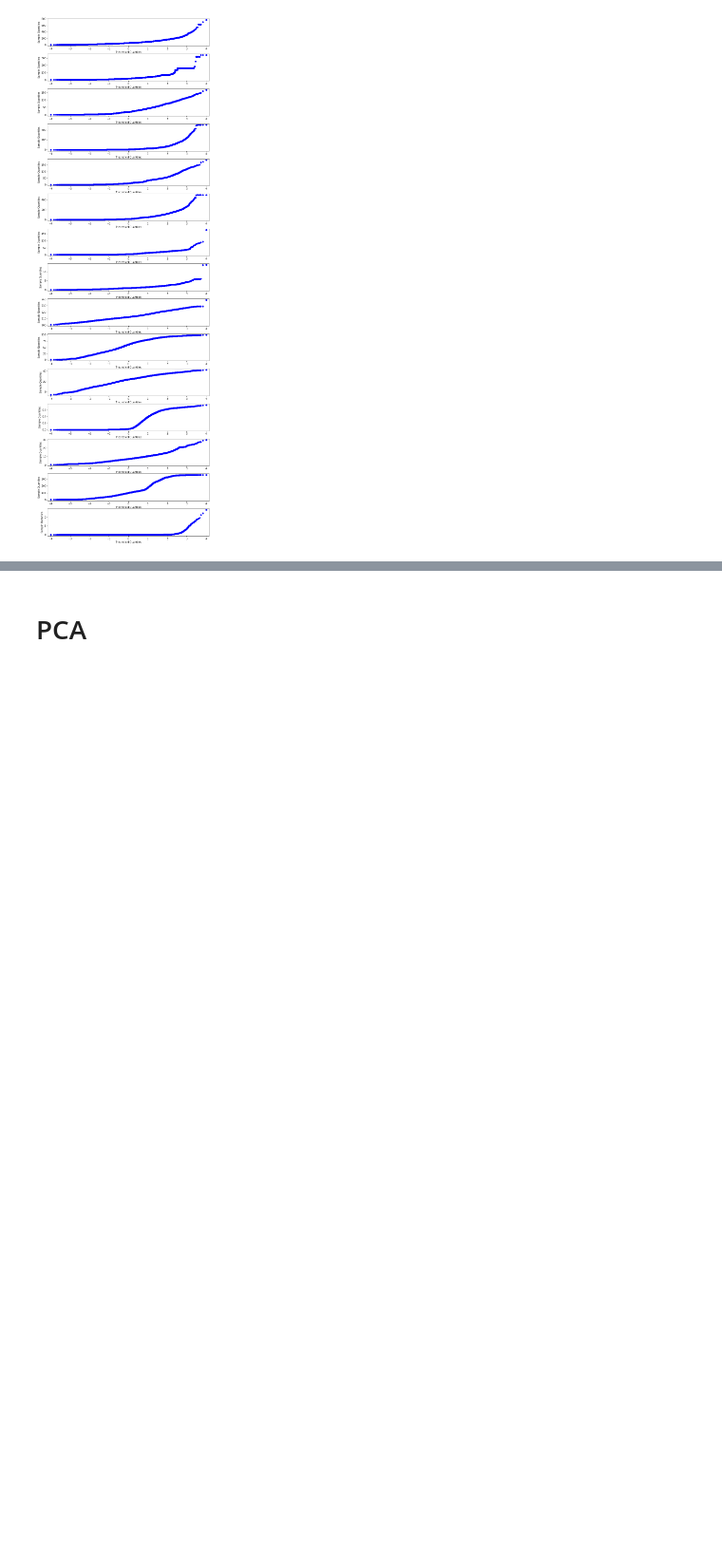
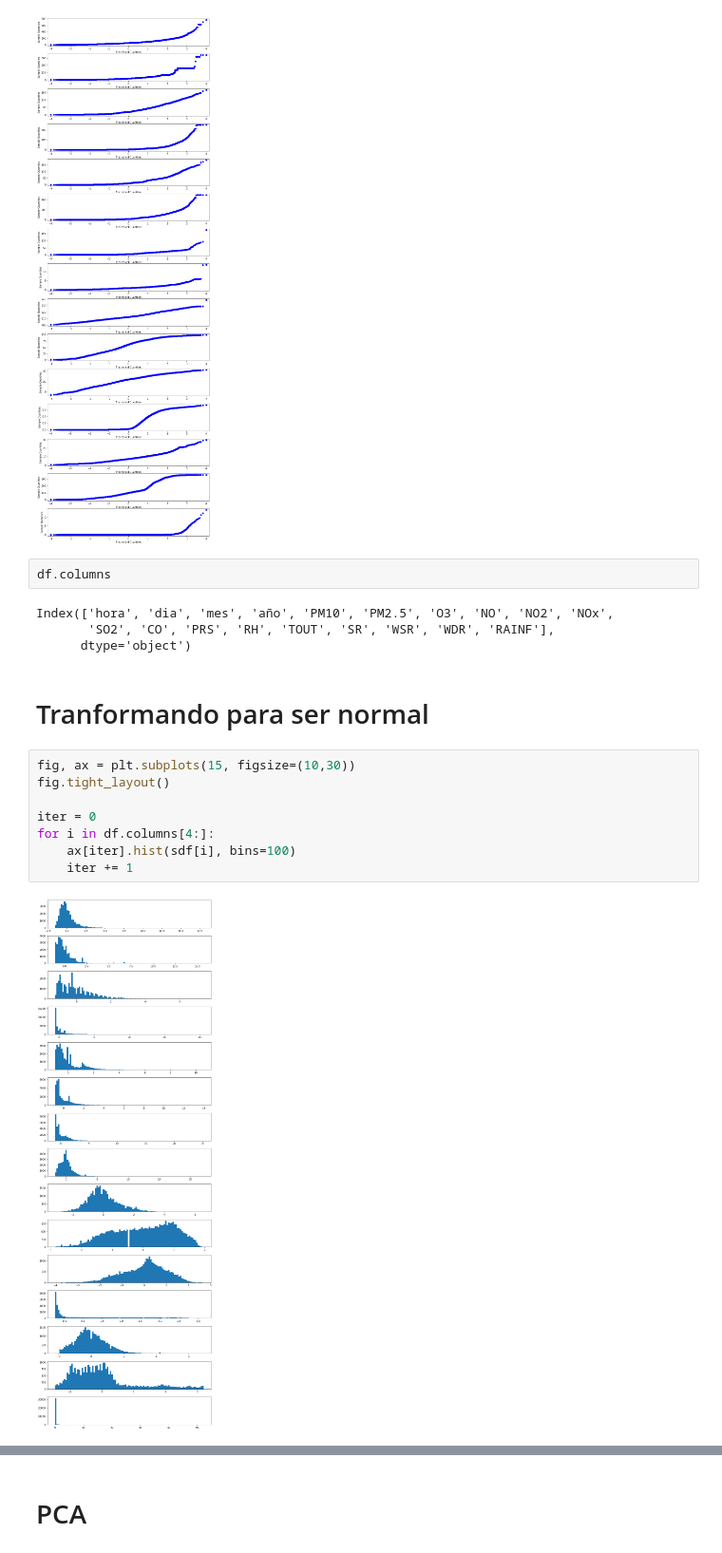
Before and after one commit to DiegoElian02/CienciadeDatosMultivariado, a Jupyter notebook: Analisis.ipynb, the cells around one changed output, grey strips where cells are left out. Shown at 95% size. Drawn from its saved outputs; the diff is of its cells as text; blank space fills up the shorter version.

Commit message:
PCA + Analisis de Factores
esto no fue hecho a horas razonables

```diff
--- a/AnalisisPreeliminar.ipynb
+++ b/Analisis.ipynb
@@ -236,3 +268,21 @@ Normality Test WSR:     KstestResult(statistic=0.9651968356284586, pvalue=0.0)
 Normality Test WDR:     KstestResult(statistic=0.9967160928459773, pvalue=0.0)
 Normality Test RAINF:   KstestResult(statistic=0.5, pvalue=0.0)
 [figure]
+# %%
+df.columns
+# %% [output]
+Index(['hora', 'dia', 'mes', 'año', 'PM10', 'PM2.5', 'O3', 'NO', 'NO2', 'NOx',
+       'SO2', 'CO', 'PRS', 'RH', 'TOUT', 'SR', 'WSR', 'WDR', 'RAINF'],
+      dtype='object')
+# %% [markdown]
+# Tranformando para ser normal
+# %%
+fig, ax = plt.subplots(15, figsize=(10,30))
+fig.tight_layout()
+
+iter = 0
+for i in df.columns[4:]:
+    ax[iter].hist(sdf[i], bins=100)
+    iter += 1
+# %% [output]
+[figure, added]
```
Also changed, not shown: parts of 25 cells of this notebook.
